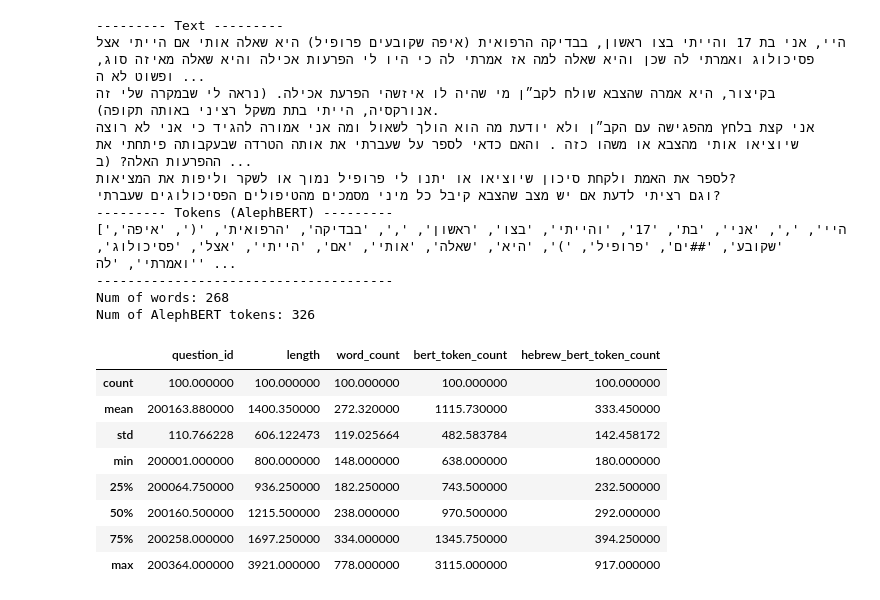
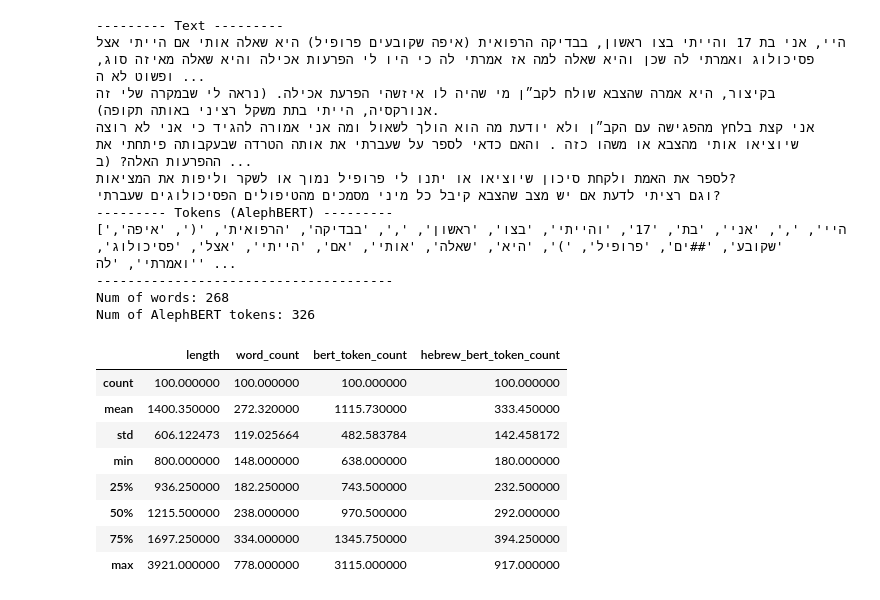
Before and after one commit to DanielHevdeli/hafifot-tiug, a Jupyter notebook: EDA.ipynb, the cells around one changed output. Cells and saved outputs as stored; diff of their text form; code cells hidden in the pictures.

```diff
--- a/EDA.ipynb
+++ b/EDA.ipynb
@@ -136,15 +136,15 @@ print_post_info(10)
 --------------------------------------
 Num of words: 268
 Num of AlephBERT tokens: 326
-# %%
-df.describe()
-# %% [output]
-|  | question_id | length | word_count | bert_token_count | hebrew_bert_token_count |
-| count | 100.000000 | 100.000000 | 100.000000 | 100.000000 | 100.000000 |
-| mean | 200163.880000 | 1400.350000 | 272.320000 | 1115.730000 | 333.450000 |
-| std | 110.766228 | 606.122473 | 119.025664 | 482.583784 | 142.458172 |
-| min | 200001.000000 | 800.000000 | 148.000000 | 638.000000 | 180.000000 |
-| 25% | 200064.750000 | 936.250000 | 182.250000 | 743.500000 | 232.500000 |
-| 50% | 200160.500000 | 1215.500000 | 238.000000 | 970.500000 | 292.000000 |
-| 75% | 200258.000000 | 1697.250000 | 334.000000 | 1345.750000 | 394.250000 |
-| max | 200364.000000 | 3921.000000 | 778.000000 | 3115.000000 | 917.000000 |
+# %%
+df[['length', 'word_count', 'bert_token_count', 'hebrew_bert_token_count']].describe()
+# %% [output]
+|  | length | word_count | bert_token_count | hebrew_bert_token_count |
+| count | 100.000000 | 100.000000 | 100.000000 | 100.000000 |
+| mean | 1400.350000 | 272.320000 | 1115.730000 | 333.450000 |
+| std | 606.122473 | 119.025664 | 482.583784 | 142.458172 |
+| min | 800.000000 | 148.000000 | 638.000000 | 180.000000 |
+| 25% | 936.250000 | 182.250000 | 743.500000 | 232.500000 |
+| 50% | 1215.500000 | 238.000000 | 970.500000 | 292.000000 |
+| 75% | 1697.250000 | 334.000000 | 1345.750000 | 394.250000 |
+| max | 3921.000000 | 778.000000 | 3115.000000 | 917.000000 |
```
